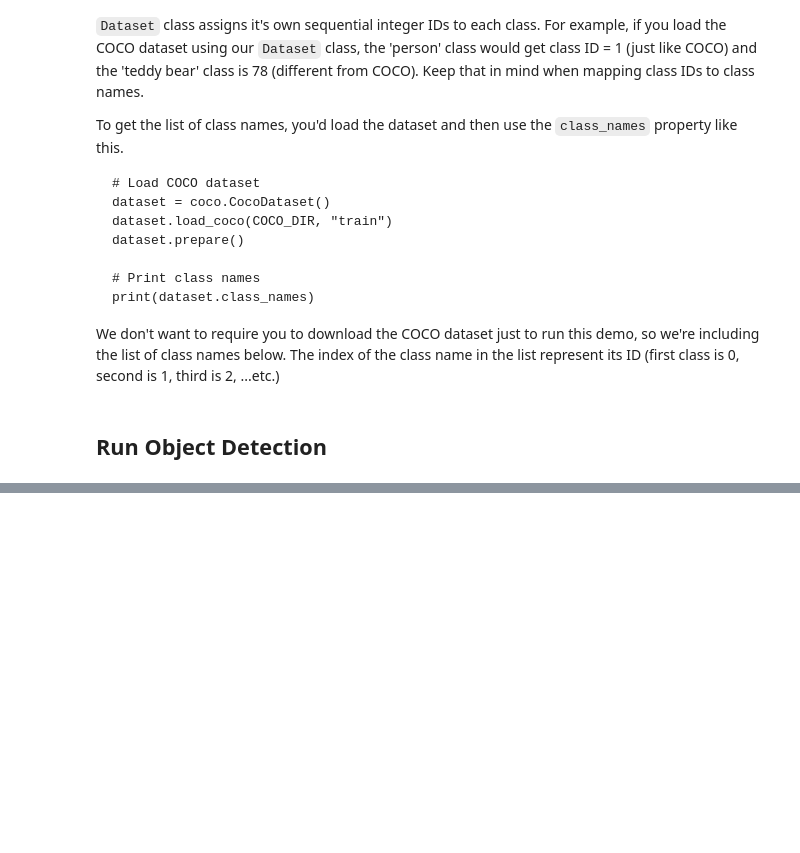
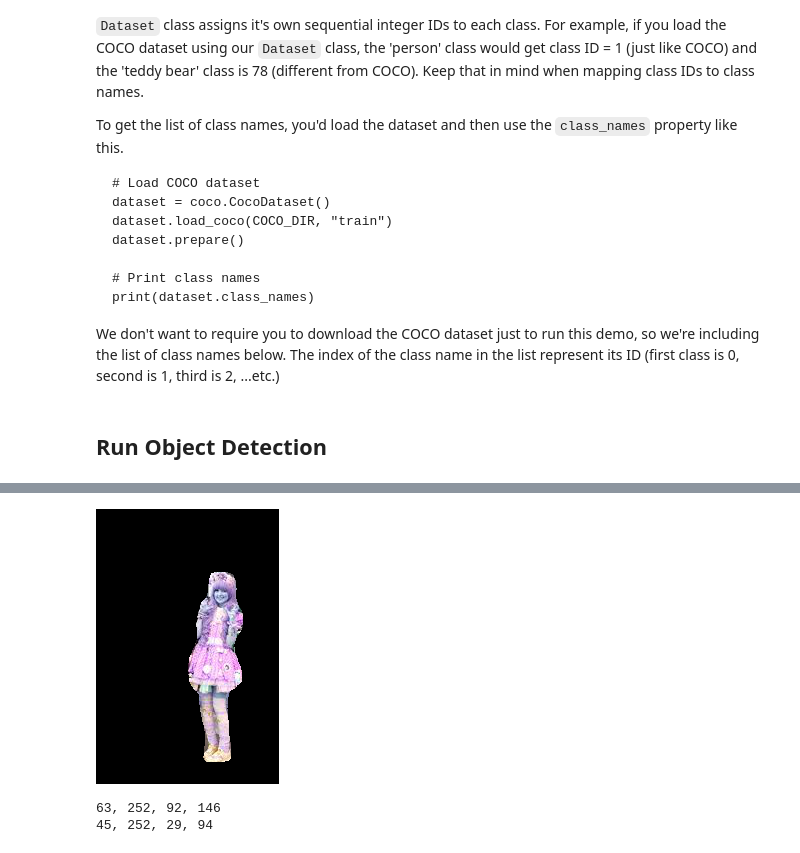
Before and after one commit to pepper00023/mask_rcnn, a Jupyter notebook: samples/demo.ipynb, the cells around one changed output, grey strips where cells are left out. Saved outputs shown, nothing was run; the diff lists cells and outputs as text; code cells hidden in the pictures; blank space fills up the shorter version.

```diff
--- a/samples/demo.ipynb
+++ b/samples/demo.ipynb
@@ -212,0 +263,68 @@ anchors                  shape: (1, 261888, 4)        min:   -0.35390  max:    1
+# %%
+num_piece = sum(r['class_ids']==1)
+# %%
+temp_img_list = [np.zeros(shape=(image.shape[0], image.shape[1], 3)) for i in range(num_piece)]
+# %%
+pt = 0
+for i in range(r['class_ids'].shape[0]):
+  if(r['class_ids'][i]==True):
+    temp_img_list[pt][:, :, 0] = r['masks'][:, :, i] * image[:, :, 0]
+    temp_img_list[pt][:, :, 1] = r['masks'][:, :, i] * image[:, :, 1]
+    temp_img_list[pt][:, :, 2] = r['masks'][:, :, i] * image[:, :, 2]
+    pt = pt+1
+# %%
+cv2_imshow(temp_img_list[0])
+# %% [output]
+[figure, added]
+# %%
+min_x = max_x = min_y = max_y = 0
+img_seg_list = []
+for z in range(len(temp_img_list)):
+  h = temp_img_list[z].shape[0]
+  w = temp_img_list[z].shape[1]
+  for i in range(0, h):
+    chk_px = 0
+    for j in range(0, w):
+      if(temp_img_list[z][i, j, 0]+temp_img_list[z][i, j, 1]+temp_img_list[z][i, j, 2]!=0):
+        chk_px = 1
+        break
+    if(chk_px==1):
+      min_i = i
+      break
+  for i in range(h-1, -1, -1):
+    chk_px = 0
+    for j in range(0, w):
+      if(temp_img_list[z][i, j, 0]+temp_img_list[z][i, j, 1]+temp_img_list[z][i, j, 2]!=0):
+        chk_px = 1
+        break
+    if(chk_px==1):
+      max_i = i
+      break
+
+  for j in range(0, w):
+    chk_px = 0
+    for i in range(0, h):
+      if(temp_img_list[z][i, j, 0]+temp_img_list[z][i, j, 1]+temp_img_list[z][i, j, 2]!=0):
+        chk_px = 1
+        break
+    if(chk_px==1):
+      min_j = j
+      break
+  for j in range(w-1, -1, -1):
+    chk_px = 0
+    for i in range(0, h):
+      if(temp_img_list[z][i, j, 0]+temp_img_list[z][i, j, 1]+temp_img_list[z][i, j, 2]!=0):
+        chk_px = 1
+        break
+    if(chk_px==1):
+      max_j = j
+      break
+  print('{}, {}, {}, {}'.format(min_i, max_i, min_j, max_j))
+  temp = np.zeros(shape=(max_i-min_i+1, max_j-min_j+1, 3))
+  temp[:, :, 0] = temp_img_list[z][min_i:max_i+1, min_j:max_j+1, 0]
+  temp[:, :, 1] = temp_img_list[z][min_i:max_i+1, min_j:max_j+1, 1]
+  temp[:, :, 2] = temp_img_list[z][min_i:max_i+1, min_j:max_j+1, 2]
+  img_seg_list.append(temp)
+# %% [output]
+63, 252, 92, 146
+45, 252, 29, 94
```
Also changed, not shown: parts of 23 cells of this notebook.
